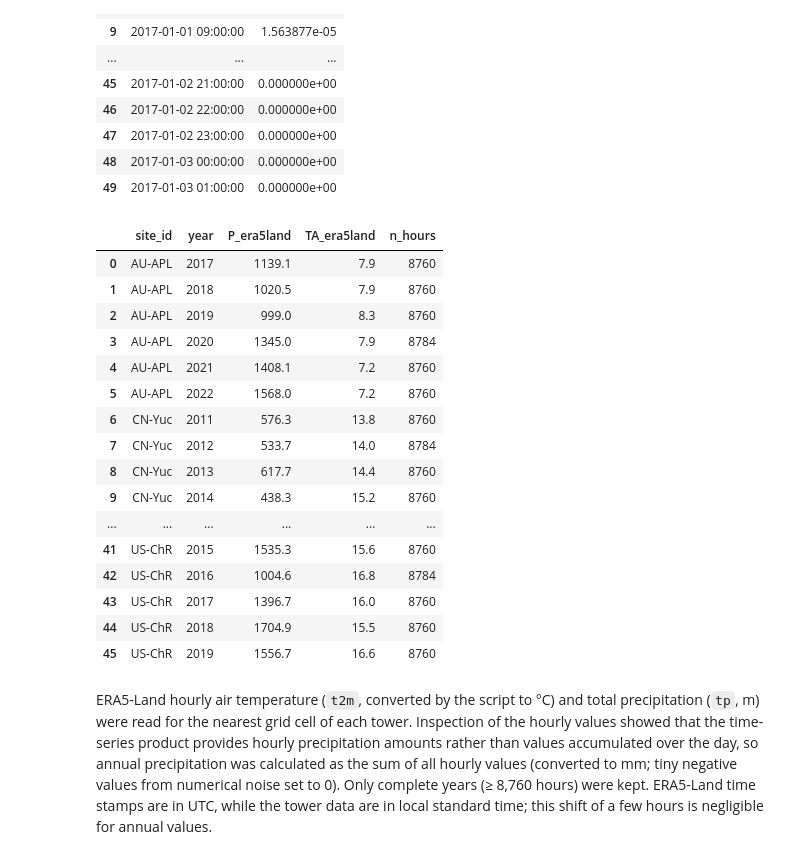
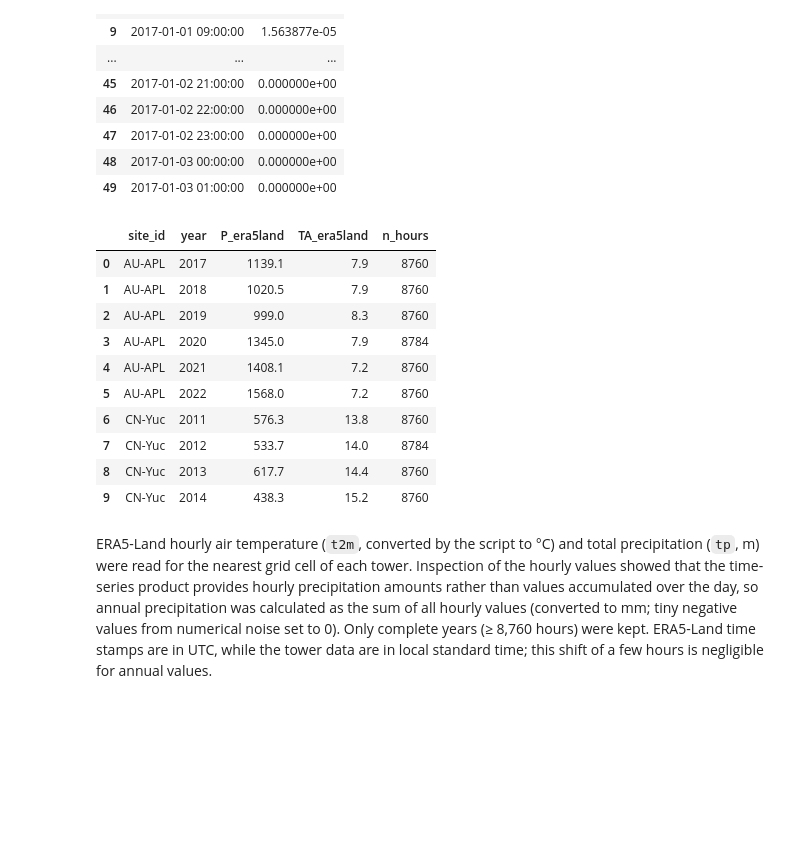
Before and after one commit to friedamhr/datascience_env_monit, a Jupyter notebook: reports/block5_question.ipynb, the cells around one changed output. Saved outputs shown, nothing was run; the diff lists cells and outputs as text; code cells hidden in the pictures; blank space fills up the shorter version.

```diff
--- a/reports/block5_question.ipynb
+++ b/reports/block5_question.ipynb
@@ -125,37 +127,31 @@ h[["valid_time", "tp"]].iloc[0:50]
 # %%
 era = pd.concat([pd.read_csv(f) for f in
                  sorted(Path("data/external/era5land").glob("*_era5land_hourly.csv"))],
                 ignore_index=True)
 era["valid_time"] = pd.to_datetime(era["valid_time"])
 era["year"] = era["valid_time"].dt.year
 era["tp_mm"] = era["tp"].clip(lower=0) * 1000      # m -> mm, remove tiny negative noise
 
 era_year = era.groupby(["site_id", "year"]).agg(
     P_era5land=("tp_mm", "sum"),          # mm per year
     TA_era5land=("t2m_C", "mean"),        # °C
     n_hours=("tp_mm", "size"),
 ).reset_index()
 era_year = era_year[era_year["n_hours"] >= 8760]   # complete years only
 
-era_year.round(1)
+era_year.head(10).round(1)
 # %% [output]
 |  | site_id | year | P_era5land | TA_era5land | n_hours |
 | 0 | AU-APL | 2017 | 1139.1 | 7.9 | 8760 |
 | 1 | AU-APL | 2018 | 1020.5 | 7.9 | 8760 |
 | 2 | AU-APL | 2019 | 999.0 | 8.3 | 8760 |
 | 3 | AU-APL | 2020 | 1345.0 | 7.9 | 8784 |
 | 4 | AU-APL | 2021 | 1408.1 | 7.2 | 8760 |
 | 5 | AU-APL | 2022 | 1568.0 | 7.2 | 8760 |
 | 6 | CN-Yuc | 2011 | 576.3 | 13.8 | 8760 |
 | 7 | CN-Yuc | 2012 | 533.7 | 14.0 | 8784 |
 | 8 | CN-Yuc | 2013 | 617.7 | 14.4 | 8760 |
 | 9 | CN-Yuc | 2014 | 438.3 | 15.2 | 8760 |
-| ... | ... | ... | ... | ... | ... |
-| 41 | US-ChR | 2015 | 1535.3 | 15.6 | 8760 |
-| 42 | US-ChR | 2016 | 1004.6 | 16.8 | 8784 |
-| 43 | US-ChR | 2017 | 1396.7 | 16.0 | 8760 |
-| 44 | US-ChR | 2018 | 1704.9 | 15.5 | 8760 |
-| 45 | US-ChR | 2019 | 1556.7 | 16.6 | 8760 |
 # %% [markdown]
 ERA5-Land hourly air temperature (`t2m`, converted by the script to °C) and total precipitation (`tp`, m) were read for the nearest grid cell of each tower. Inspection of the hourly values showed that the time-series product provides hourly precipitation amounts rather than values accumulated over the day, so annual precipitation was calculated as the sum of all hourly values (converted to mm; tiny negative values from numerical noise set to 0). Only complete years (≥ 8,760 hours) were kept. ERA5-Land time stamps are in UTC, while the tower data are in local standard time; this shift of a few hours is negligible for annual values.
 # %% [markdown]
```
Also changed, not shown: parts of 12 cells of this notebook.
